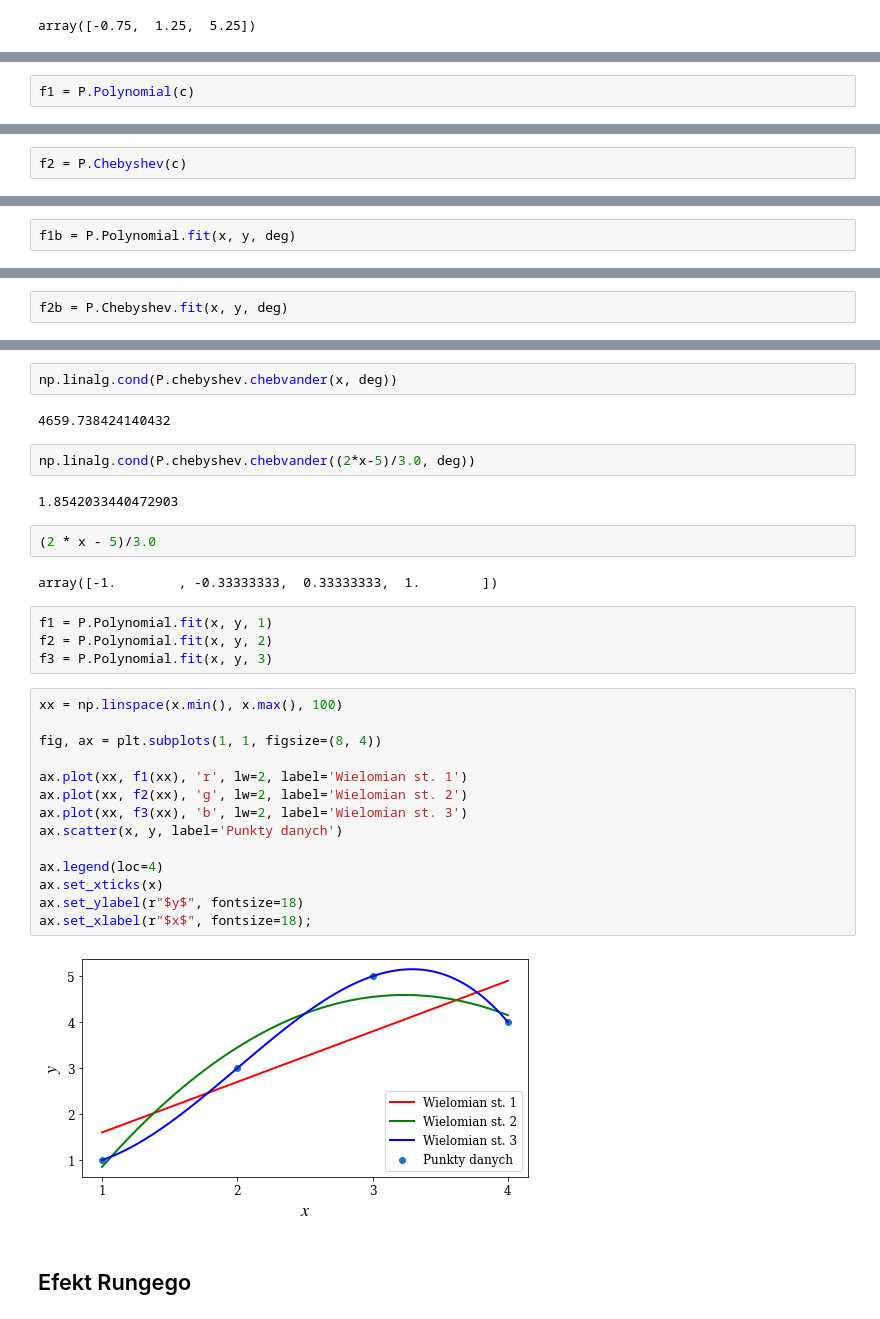
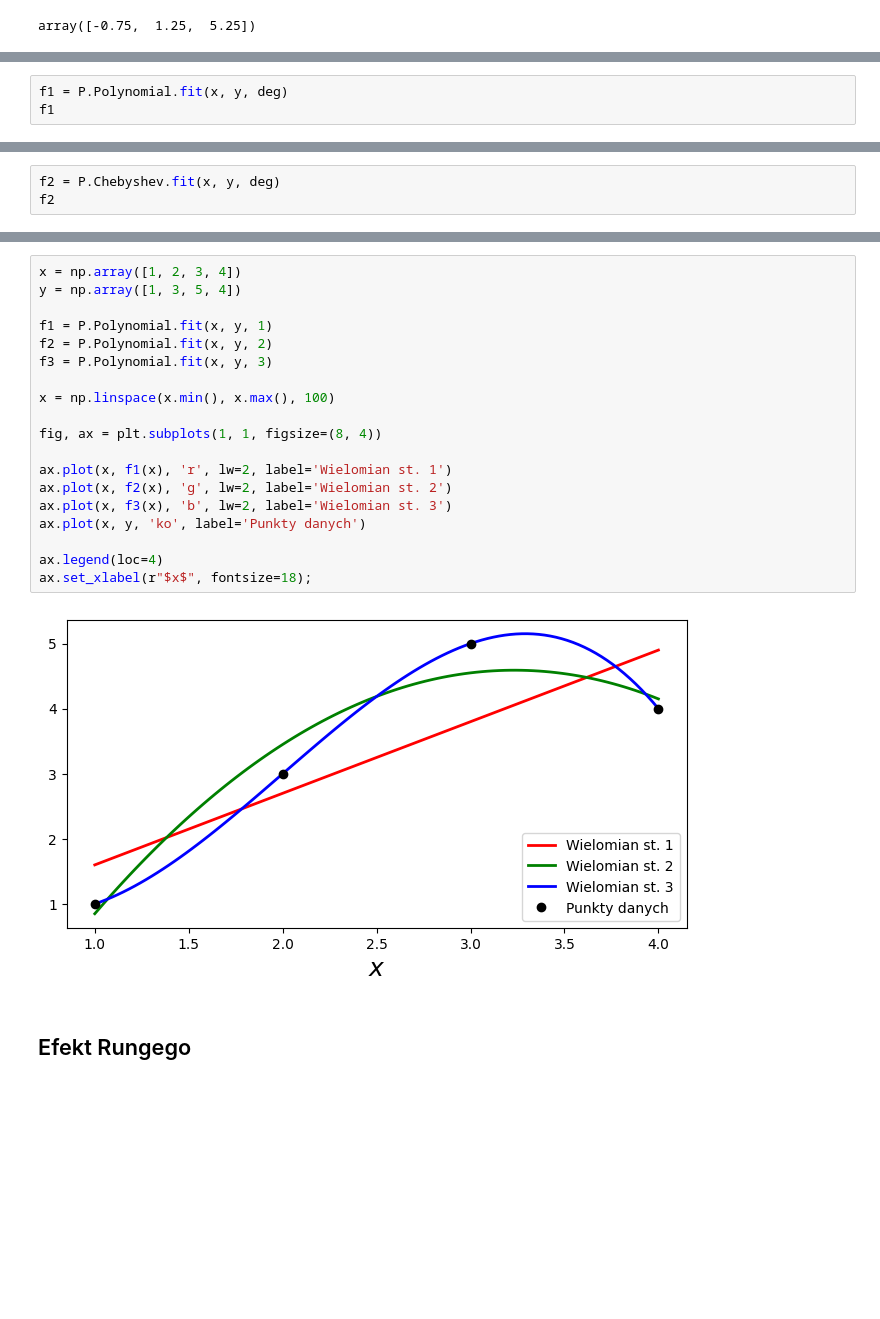
Before and after one commit to antonimarczuk123/Numerical-Python, a Jupyter notebook: Mathematical Python/src-jupyter/r07 - Interpolation.ipynb, the cells around one changed output, grey strips where cells are left out. Drawn from its saved outputs; the diff is of its cells as text; blank space fills up the shorter version.

```diff
--- a/Mathematical Python/src-jupyter/r07 - Interpolation.ipynb
+++ b/Mathematical Python/src-jupyter/r07 - Interpolation.ipynb
@@ -131,2 +138,3 @@ array([ 2. , -3.5,  3. , -0.5])
 # %%
-f1 = P.Polynomial(c)
+f1 = P.Polynomial.fit(x, y, deg)
+f1
@@ -145,2 +143,3 @@ array([ 3.5  , -3.875,  1.5  , -0.125])
 # %%
-f2 = P.Chebyshev(c)
+f2 = P.Chebyshev.fit(x, y, deg)
+f2
@@ -169,2 +147,0 @@ fig.savefig('ch7-polynomial-interpolation.pdf');
-# %%
-f1b = P.Polynomial.fit(x, y, deg)
@@ -175,2 +147,0 @@ $x \mapsto \text{4.187500000000001} + \text{3.187499999999998}\,\left(\text{-1.6
-# %%
-f2b = P.Chebyshev.fit(x, y, deg)
@@ -181,35 +148,24 @@ $x \mapsto \text{3.34375}\,{T}_{0}(\text{-1.6666666666666667} + \text{0.66666666
-# %%
-np.linalg.cond(P.chebyshev.chebvander(x, deg))
-# %% [output]
-4659.738424140432
-# %%
-np.linalg.cond(P.chebyshev.chebvander((2*x-5)/3.0, deg))
-# %% [output]
-1.8542033440472903
-# %%
-(2 * x - 5)/3.0
-# %% [output]
-array([-1.        , -0.33333333,  0.33333333,  1.        ])
-# %%
-f1 = P.Polynomial.fit(x, y, 1)
-f2 = P.Polynomial.fit(x, y, 2)
-f3 = P.Polynomial.fit(x, y, 3)
 # %%
-xx = np.linspace(x.min(), x.max(), 100)
+x = np.array([1, 2, 3, 4])
+y = np.array([1, 3, 5, 4])
+
+f1 = P.Polynomial.fit(x, y, 1)
+f2 = P.Polynomial.fit(x, y, 2)
+f3 = P.Polynomial.fit(x, y, 3)
+
+x = np.linspace(x.min(), x.max(), 100)
 
 fig, ax = plt.subplots(1, 1, figsize=(8, 4))
 
-ax.plot(xx, f1(xx), 'r', lw=2, label='Wielomian st. 1')
-ax.plot(xx, f2(xx), 'g', lw=2, label='Wielomian st. 2')
-ax.plot(xx, f3(xx), 'b', lw=2, label='Wielomian st. 3')
-ax.scatter(x, y, label='Punkty danych')
+ax.plot(x, f1(x), 'r', lw=2, label='Wielomian st. 1')
+ax.plot(x, f2(x), 'g', lw=2, label='Wielomian st. 2')
+ax.plot(x, f3(x), 'b', lw=2, label='Wielomian st. 3')
+ax.plot(x, y, 'ko', label='Punkty danych')
 
 ax.legend(loc=4)
-ax.set_xticks(x)
-ax.set_ylabel(r"$y$", fontsize=18)
 ax.set_xlabel(r"$x$", fontsize=18);
 # %% [output]
-[figure, old version]
+[figure, new version]
 # %% [markdown]
 ## Efekt Rungego
 # %%
```
Also changed, not shown: parts of 76 cells of this notebook.
